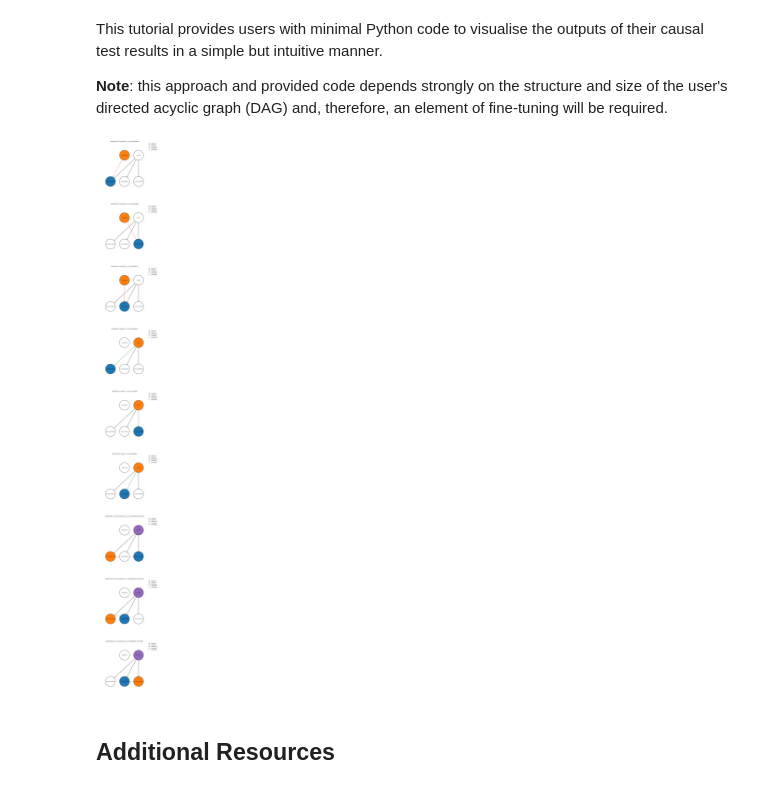
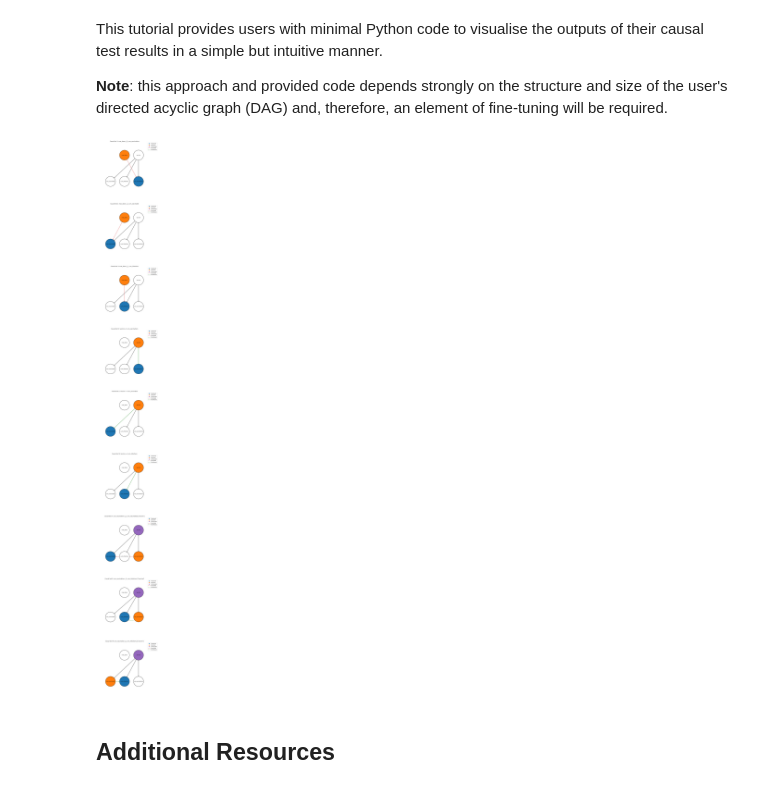
Before and after one commit to CITCOM-project/CausalTestingFramework, a Jupyter notebook: docs/source/tutorials/visualising_causal_test_results/visualise_causal_test_results.ipynb, the cells around one changed output. Saved outputs shown, nothing was run; the diff lists cells and outputs as text; code cells hidden in the pictures.

Commit message:
Moved treatment variable out of test case

```diff
--- a/docs/source/tutorials/visualising_causal_test_results/visualise_causal_test_results.ipynb
+++ b/docs/source/tutorials/visualising_causal_test_results/visualise_causal_test_results.ipynb
@@ -120,41 +120,41 @@ def get_confounder_node(value):
     Returns:
         str: Confounder node extracted from the string.
     """
     if ' | ' in value and '[' in value and ']' in value:
         variable = value.split('[')[-1].split(']')[0].replace("'", "")
         return variable
 
 fig, ax = plt.subplots(nrows=len(causal_tests_results), ncols=1, figsize=[10,100])
 
 dag_copy = dag.copy()
 
-for i, tests in enumerate(causal_tests_results):
-    treatment_node  = tests['result']['treatment']
-    outcome_node = tests['result']['outcome']
-    confounder_node = get_confounder_node(tests['name'])
-    title = tests['name']
+for i, test in enumerate(causal_tests_results):
+    treatment_node  = test['estimator']['treatment_variable']
+    outcome_node = test['estimator']['outcome_variable']
+    confounder_node = get_confounder_node(test['name'])
+    title = test['name']
     dag_copy.add_edge(treatment_node, outcome_node)
     edge_colours=[]
 
     for edge in dag_copy.edges():
         if edge == (treatment_node, outcome_node):
-            if not tests['passed']:
+            if not test['result']['passed']:
                 edge_colours.append("C3")
-            elif tests['passed']:
+            elif test['result']['passed']:
                 edge_colours.append("C2")
             else:
                 edge_colours.append("C9")
 
     prefix = 'Causal test %s: ' %(i+1)
 
     if i==7:
         connection_style = "arc3,rad=-0.5"
         draw_dag(dag, treatment_node, outcome_node, confounder_node,  prefix + title, edge_colours, connection_style, ax[i])
     else:
         connection_style= "arc3,rad=0.0"
         draw_dag(dag, treatment_node, outcome_node, confounder_node,  prefix + title, edge_colours, connection_style, ax[i])
 # %% [output]
-[figure, old version]
+[figure, new version]
 # %% [markdown]
 ## Additional Resources
 # %% [markdown]
```
Also changed, not shown: 16 other files.
